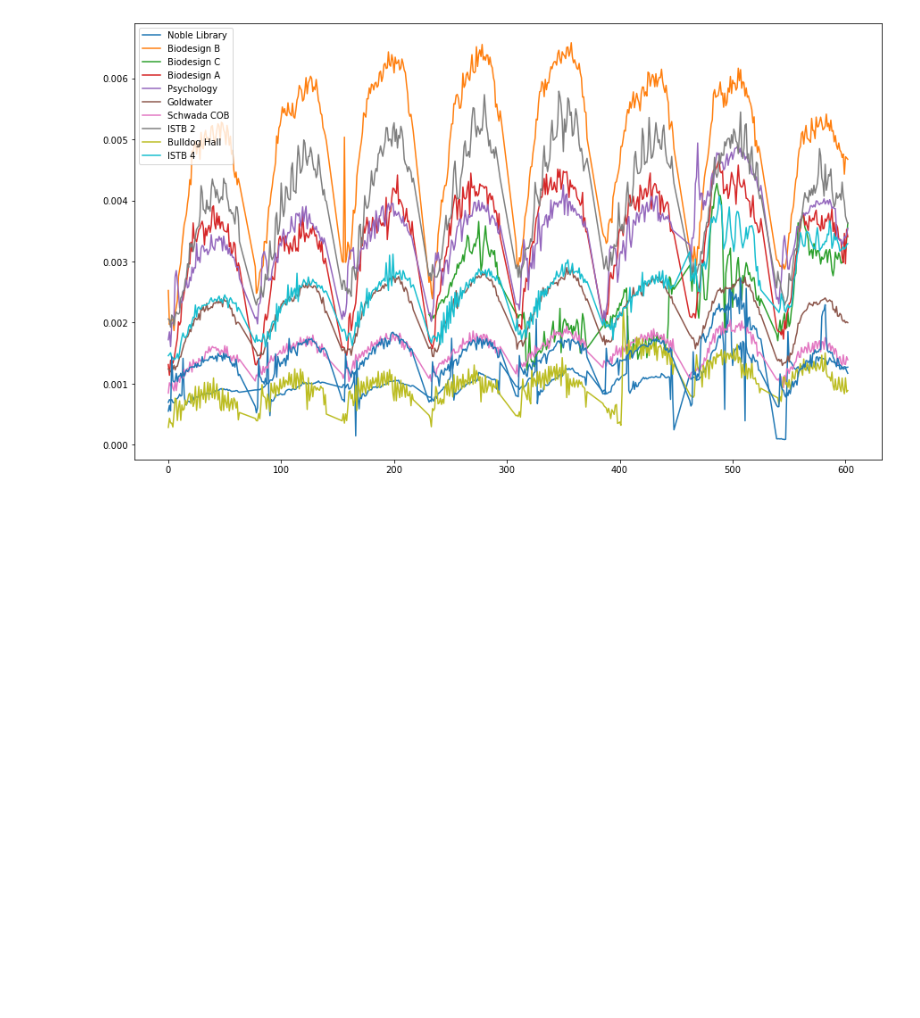
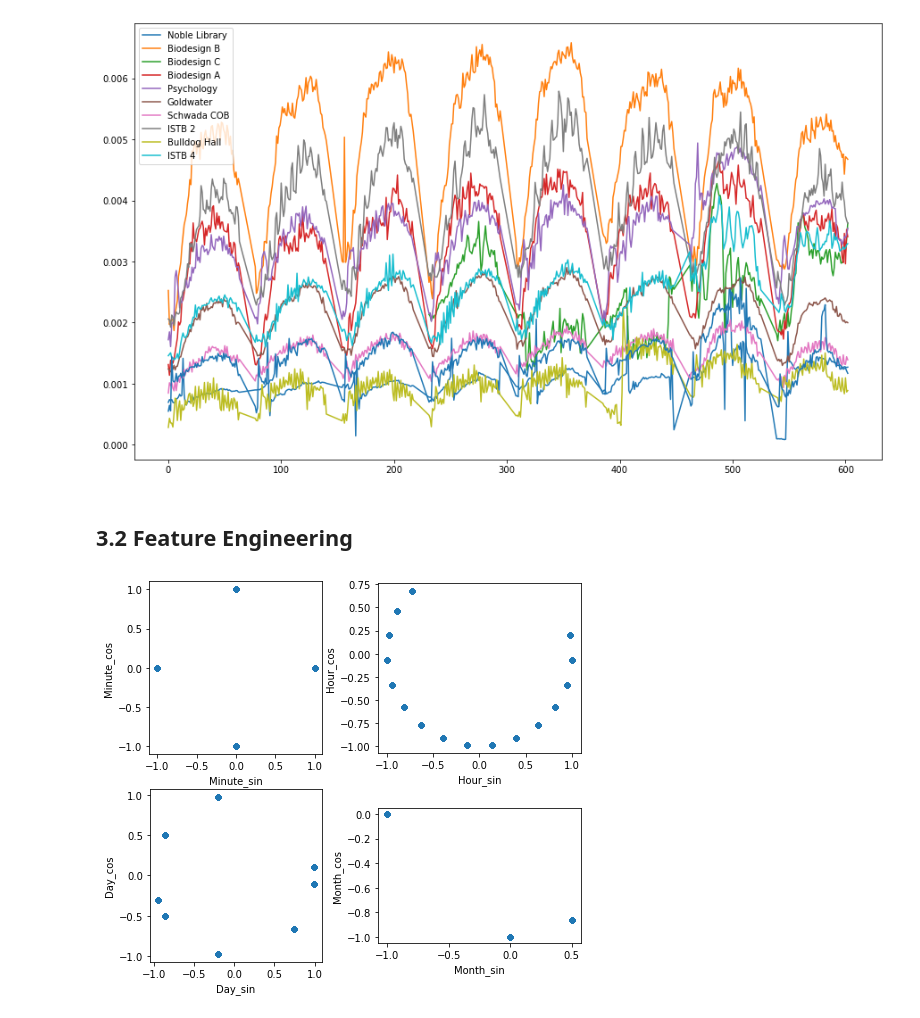
Before and after one commit to freecode23/microclimate-effects, a Jupyter notebook: microclimate_model/ML_Models2.ipynb, the cells around one changed output. Cells and saved outputs as stored; diff of their text form; code cells hidden in the pictures; blank space fills up the shorter version.

```diff
--- a/microclimate_model/ML_Models2.ipynb
+++ b/microclimate_model/ML_Models2.ipynb
@@ -277,0 +250,2 @@ ax.legend(labels = legendlabels)
+# %% [markdown]
+## 3.2 Feature Engineering
@@ -278 +259,21 @@ ax.legend(labels = legendlabels)
+# %%
+# create a list of df for buildings with cyclical time features
+Bldg_cyclic = []
+
+for i in range(len(Bldg)):
+    Bldg_enc = Bldg[i].copy(deep = True)
+    Bldg_enc = encode(Bldg_enc, 'Minute_num', 60.0)
+    Bldg_enc = encode(Bldg_enc, 'Hour_num', 23.0)
+    Bldg_enc = encode(Bldg_enc, 'Day_num', 30.0)
+    Bldg_enc = encode(Bldg_enc, 'Month_num', 12.0)
+    Bldg_cyclic.append(Bldg_enc)
+
+# Plot cyclical features sample
+fig, ax = plt.subplots(2,2, figsize = (8,7))
+Bldg_cyclic[0].plot.scatter('Minute_sin', 'Minute_cos', ax = ax[0,0]).set_aspect('equal')
+Bldg_cyclic[0].plot.scatter('Hour_sin', 'Hour_cos', ax = ax[0,1]).set_aspect('equal')
+Bldg_cyclic[0].plot.scatter('Day_sin', 'Day_cos', ax = ax[1,0]).set_aspect('equal')
+Bldg_cyclic[0].plot.scatter('Month_sin', 'Month_cos', ax = ax[1,1]).set_aspect('equal')
+# %% [output]
+[figure, added]
 # %% [markdown]
```
Also changed, not shown: parts of 17 cells of this notebook.
